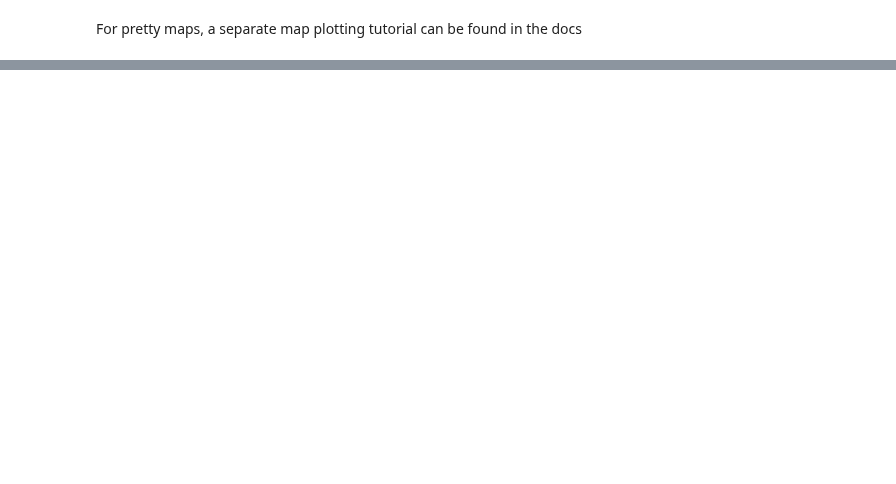
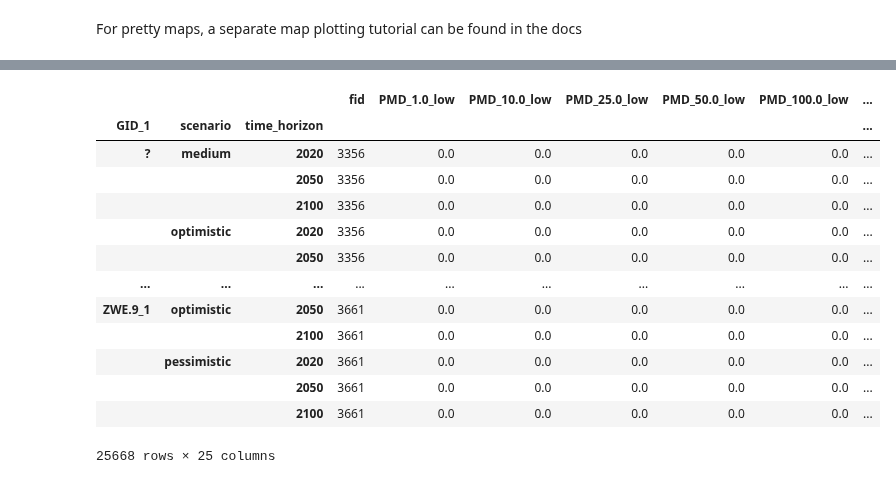
Before and after one commit to Evelyn-M/global-displacement-risk, a Jupyter notebook: doc/result_overview_CF.ipynb, the cells around one changed output, grey strips where cells are left out. Drawn from its saved outputs; the diff is of its cells as text; code cells hidden in the pictures; blank space fills up the shorter version.

```diff
--- a/doc/result_overview_CF.ipynb
+++ b/doc/result_overview_CF.ipynb
@@ -192,0 +216,2 @@ For pretty maps, a separate map plotting tutorial can be found in the docs
+# %%
+df_concat.rename({'admin1':f'fid'}, axis=1, inplace=True)
@@ -192,0 +220,2 @@ For pretty maps, a separate map plotting tutorial can be found in the docs
+# %%
+df_global = pd.read_csv('/Users/evelynm/Documents/UNU_IDMC/data/risk/global_numbers/displacement_risk_cf_global_admin1.csv')
@@ -192,0 +226,5 @@ For pretty maps, a separate map plotting tutorial can be found in the docs
+# %%
+df_global = pd.concat([df_global, df_concat])
+# %%
+
+df_global.pop('Unnamed: 0')
@@ -192,0 +260,17 @@ For pretty maps, a separate map plotting tutorial can be found in the docs
+# %%
+df_global.groupby(['GID_1','scenario','time_horizon']).sum()
+# %% [output]
+|  |  |  | fid | PMD_1.0_low | PMD_10.0_low | PMD_25.0_low | PMD_50.0_low | PMD_100.0_low | ... |
+| GID_1 | scenario | time_horizon |  |  |  |  |  |  | ... |
+| ? | medium | 2020 | 3356 | 0.0 | 0.0 | 0.0 | 0.0 | 0.0 | ... |
+|  |  | 2050 | 3356 | 0.0 | 0.0 | 0.0 | 0.0 | 0.0 | ... |
+|  |  | 2100 | 3356 | 0.0 | 0.0 | 0.0 | 0.0 | 0.0 | ... |
+|  | optimistic | 2020 | 3356 | 0.0 | 0.0 | 0.0 | 0.0 | 0.0 | ... |
+|  |  | 2050 | 3356 | 0.0 | 0.0 | 0.0 | 0.0 | 0.0 | ... |
+| ... | ... | ... | ... | ... | ... | ... | ... | ... | ... |
+| ZWE.9_1 | optimistic | 2050 | 3661 | 0.0 | 0.0 | 0.0 | 0.0 | 0.0 | ... |
+|  |  | 2100 | 3661 | 0.0 | 0.0 | 0.0 | 0.0 | 0.0 | ... |
+|  | pessimistic | 2020 | 3661 | 0.0 | 0.0 | 0.0 | 0.0 | 0.0 | ... |
+|  |  | 2050 | 3661 | 0.0 | 0.0 | 0.0 | 0.0 | 0.0 | ... |
+|  |  | 2100 | 3661 | 0.0 | 0.0 | 0.0 | 0.0 | 0.0 | ... |
+25668 rows × 25 columns
```
Also changed, not shown: parts of 28 cells of this notebook, 1 other file.
